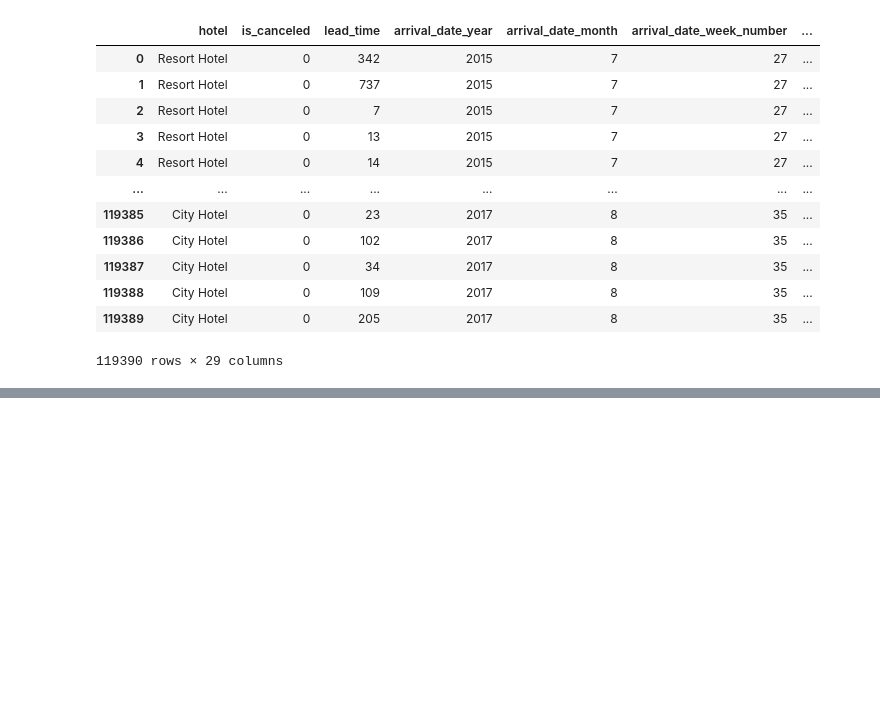
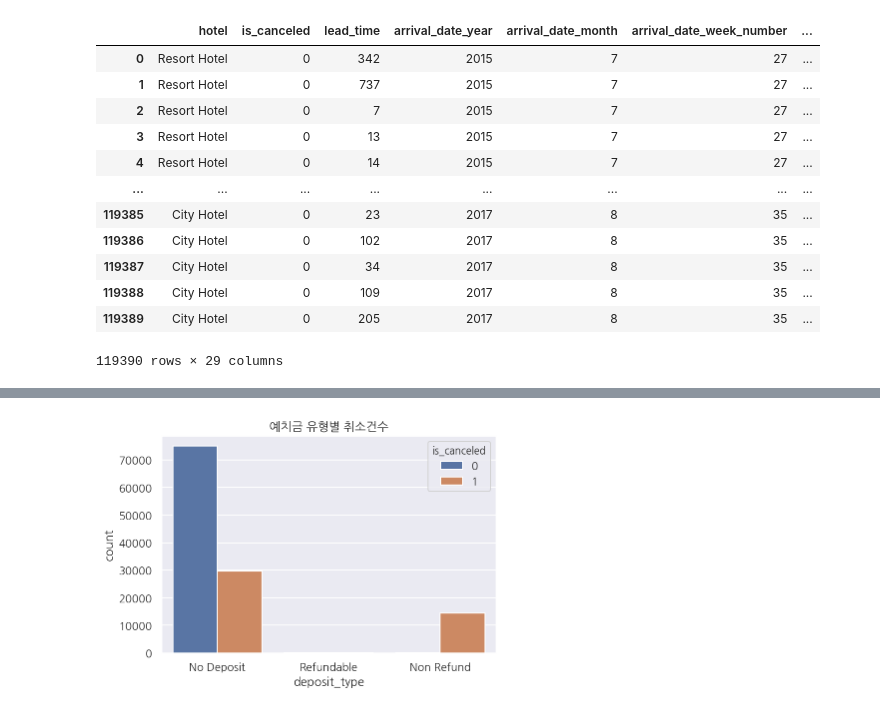
Before and after one commit to kyulimpark/EDA_project_hotel, a Jupyter notebook: EDA_project_hotel_01.ipynb, the cells around one changed output, grey strips where cells are left out. Cells and saved outputs as stored; diff of their text form; code cells hidden in the pictures; blank space fills up the shorter version.

```diff
--- a/EDA_project_hotel_01.ipynb
+++ b/EDA_project_hotel_01.ipynb
@@ -151,0 +154,2 @@ df2.to_csv("hotel_eda.csv",mode='w', header=False)
+# %%
+df = pd.read_csv("hotel_eda2.csv")
@@ -151,0 +295,6 @@ df2.to_csv("hotel_eda.csv",mode='w', header=False)
+# %%
+plt.title("예치금 유형별 취소건수")
+ax = sns.countplot(x = df["deposit_type"], hue = df["is_canceled"], data=df)
+plt.show()
+# %% [output]
+[figure, added]
```
Also changed, not shown: parts of 37 cells of this notebook.
